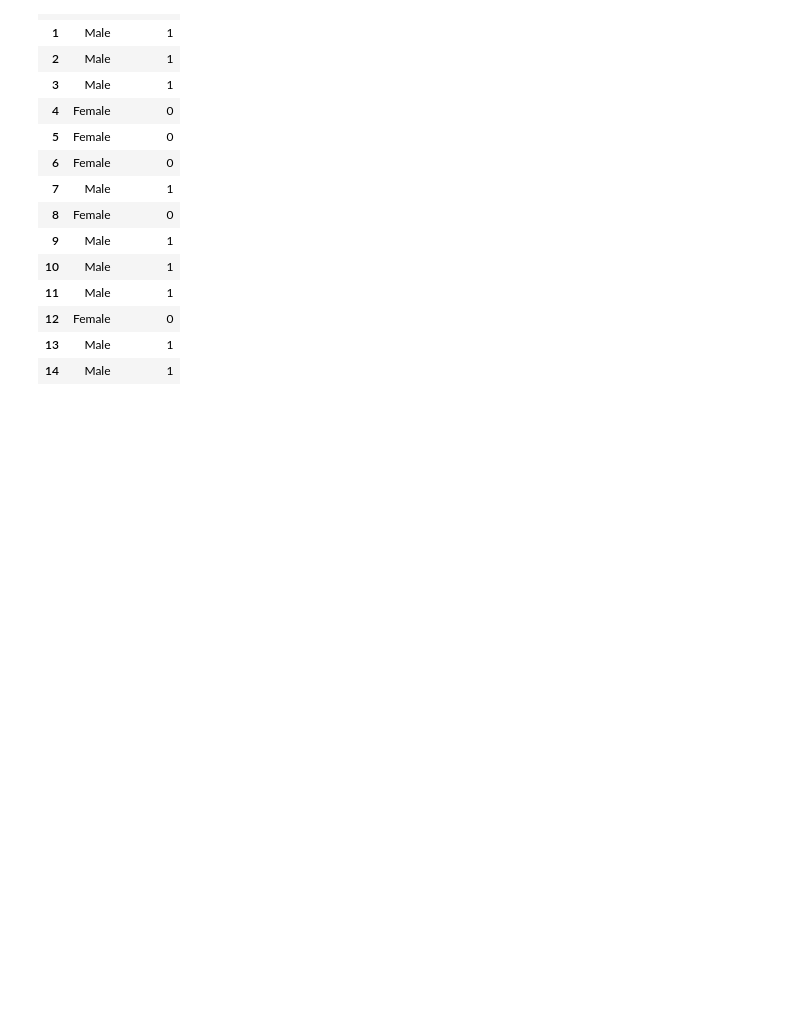
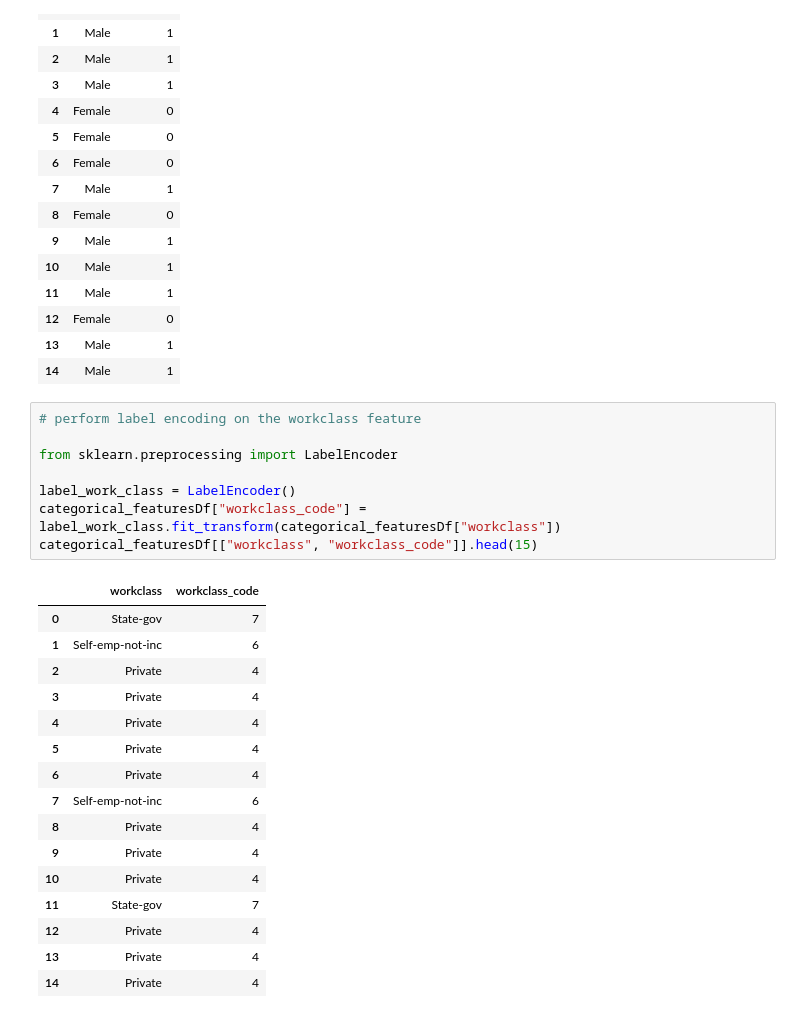
Before and after one commit to mrmyothet/MLS-C01, a Jupyter notebook: Encoding_Categorical_Values.ipynb, the cells around one changed output. Drawn from its saved outputs; the diff is of its cells as text; blank space fills up the shorter version.

```diff
--- a/Encoding_Categorical_Values.ipynb
+++ b/Encoding_Categorical_Values.ipynb
@@ -156,3 +156,28 @@ LabelBinarizer of sex feature
 | 12 | Female | 0 |
 | 13 | Male | 1 |
 | 14 | Male | 1 |
+# %%
+# perform label encoding on the workclass feature
+
+from sklearn.preprocessing import LabelEncoder
+
+label_work_class = LabelEncoder()
+categorical_featuresDf["workclass_code"] = label_work_class.fit_transform(categorical_featuresDf["workclass"])
+categorical_featuresDf[["workclass", "workclass_code"]].head(15)
+# %% [output]
+|  | workclass | workclass_code |
+| 0 | State-gov | 7 |
+| 1 | Self-emp-not-inc | 6 |
+| 2 | Private | 4 |
+| 3 | Private | 4 |
+| 4 | Private | 4 |
+| 5 | Private | 4 |
+| 6 | Private | 4 |
+| 7 | Self-emp-not-inc | 6 |
+| 8 | Private | 4 |
+| 9 | Private | 4 |
+| 10 | Private | 4 |
+| 11 | State-gov | 7 |
+| 12 | Private | 4 |
+| 13 | Private | 4 |
+| 14 | Private | 4 |
```
Also changed, not shown: parts of 4 cells of this notebook.
